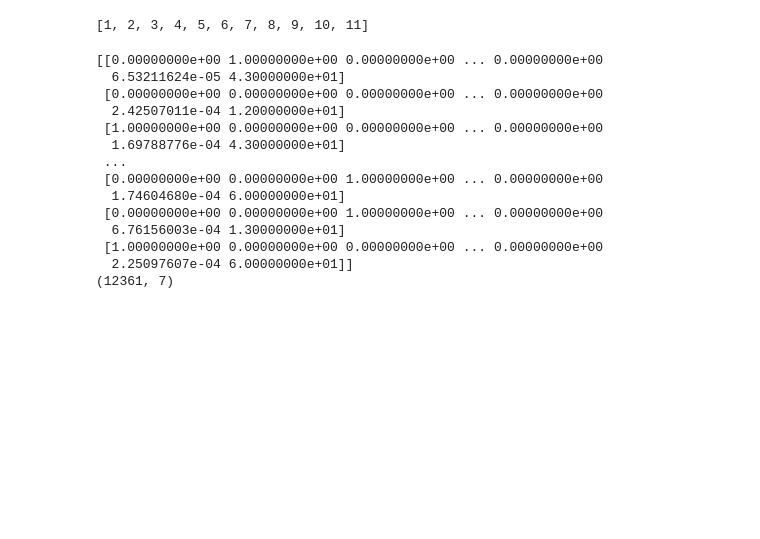
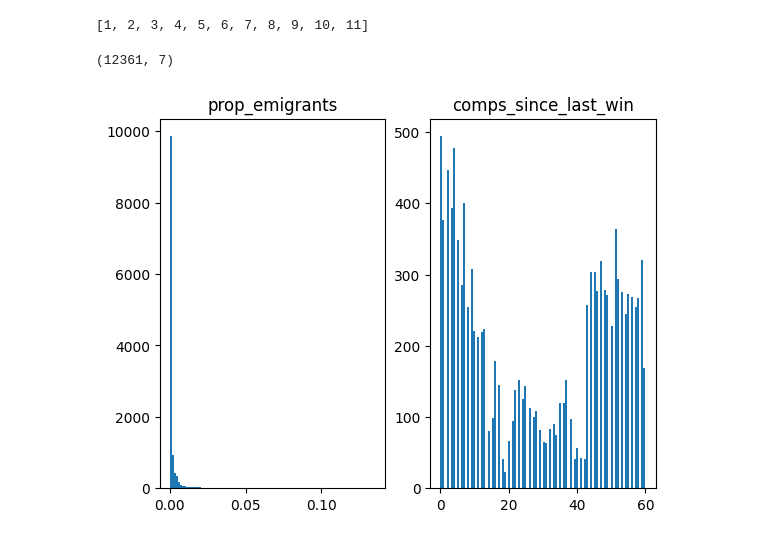
Before and after one commit to KatrionaGoldmann/Eurovision_TDS, a Jupyter notebook: eurovision/model_1 _norm.ipynb, the cells around one changed output. Cells and saved outputs as stored; diff of their text form; code cells hidden in the pictures; blank space fills up the shorter version.

```diff
--- a/eurovision/model_1 _norm.ipynb
+++ b/eurovision/model_1 _norm.ipynb
@@ -77,20 +87,20 @@ n_train = math.floor(train_fraction * df.shape[0])
 x = df.loc[:,['Own','Other','male','female','has_border','prop_emigrants','comps_since_last_win']].values
 x_test = x[n_train:]
 x = x[:n_train]
-print(x)
 print(x.shape)
 # %% [output]
-[[0.00000000e+00 1.00000000e+00 0.00000000e+00 ... 0.00000000e+00
-  6.53211624e-05 4.30000000e+01]
- [0.00000000e+00 0.00000000e+00 0.00000000e+00 ... 0.00000000e+00
-  2.42507011e-04 1.20000000e+01]
- [1.00000000e+00 0.00000000e+00 0.00000000e+00 ... 0.00000000e+00
-  1.69788776e-04 4.30000000e+01]
- ...
- [0.00000000e+00 0.00000000e+00 1.00000000e+00 ... 0.00000000e+00
-  1.74604680e-04 6.00000000e+01]
- [0.00000000e+00 0.00000000e+00 1.00000000e+00 ... 0.00000000e+00
-  6.76156003e-04 1.30000000e+01]
- [1.00000000e+00 0.00000000e+00 0.00000000e+00 ... 0.00000000e+00
-  2.25097607e-04 6.00000000e+01]]
 (12361, 7)
+# %%
+# asses distribution of features (all features are binary with the exceptions of 'prop_emigrants' and 'comps_since_last_win')
+def plt_discrete_feats(x):
+    pltL = plt.subplot(1,2,1); pltR = plt.subplot(1,2,2)
+    pltL.hist(x[:,5],bins=100)
+    pltL.set_title('prop_emigrants')
+
+    pltR.hist(x[:,6],bins=100)
+    pltR.set_title('comps_since_last_win')
+
+plt_discrete_feats(x)
+# Neither features seem to be gauss-like, so scale both with minmax
+# %% [output]
+[figure, added]
```
Also changed, not shown: parts of 9 cells of this notebook, 7 other files.
